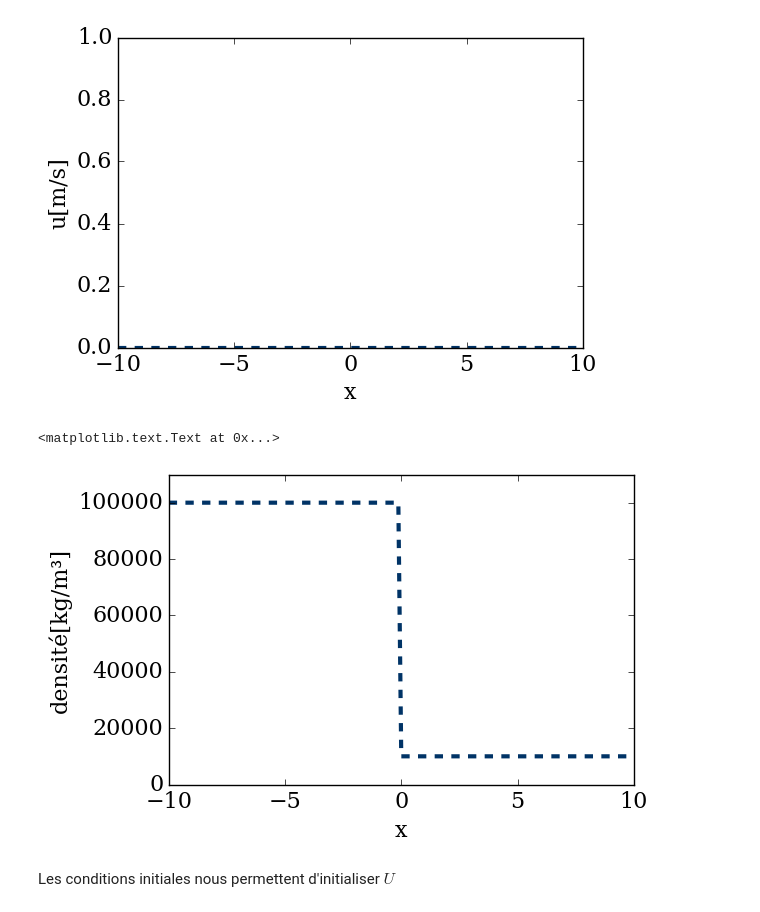
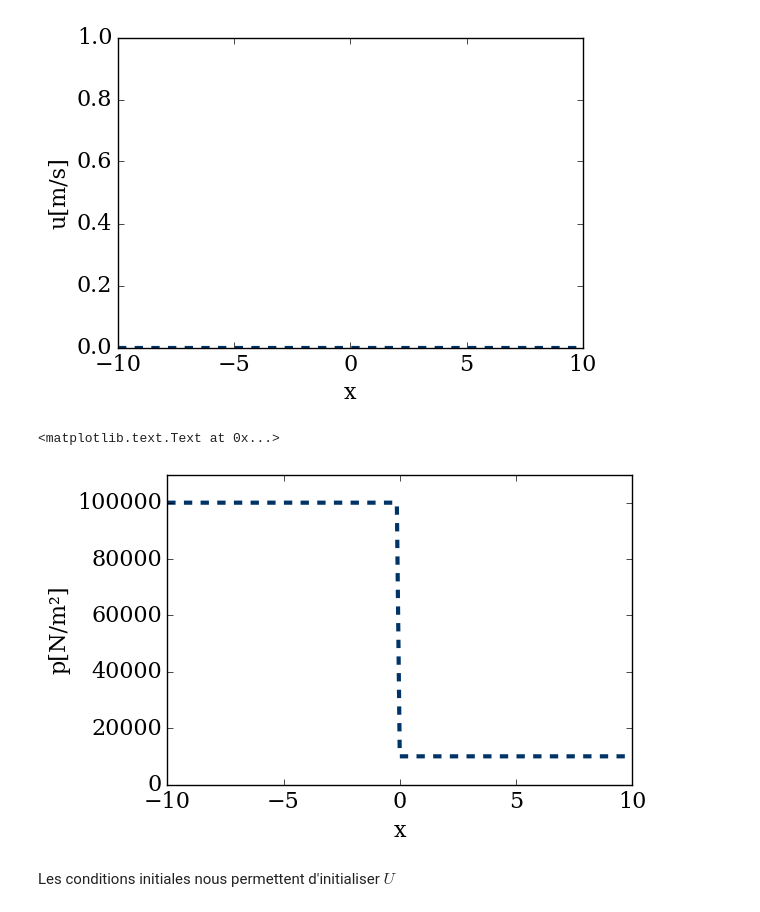
Before and after one commit to SeigneurSauron/numerical-mooc, a Jupyter notebook: working/Sod's-Shock-Tube.ipynb, the cells around one changed output. Saved outputs shown, nothing was run; the diff lists cells and outputs as text; code cells hidden in the pictures.

```diff
--- a/working/Sod's-Shock-Tube.ipynb
+++ b/working/Sod's-Shock-Tube.ipynb
@@ -120,11 +120,11 @@ pyplot.ylabel('u[m/s]', fontsize=16)
 # %%
 pyplot.plot(x, I[2,], color='#003366', ls='--', lw=3)
 pyplot.ylim(0,110000)
 pyplot.xlabel('x', fontsize=16)  #x label
-pyplot.ylabel('densité[kg/m³]', fontsize=16)
+pyplot.ylabel('p[N/m²]', fontsize=16)
 # %% [output]
 <matplotlib.text.Text at 0x...>
-[figure, old version]
+[figure, new version]
 # %% [markdown]
 Les conditions initiales nous permettent d'initialiser $U$
 # %%
```
